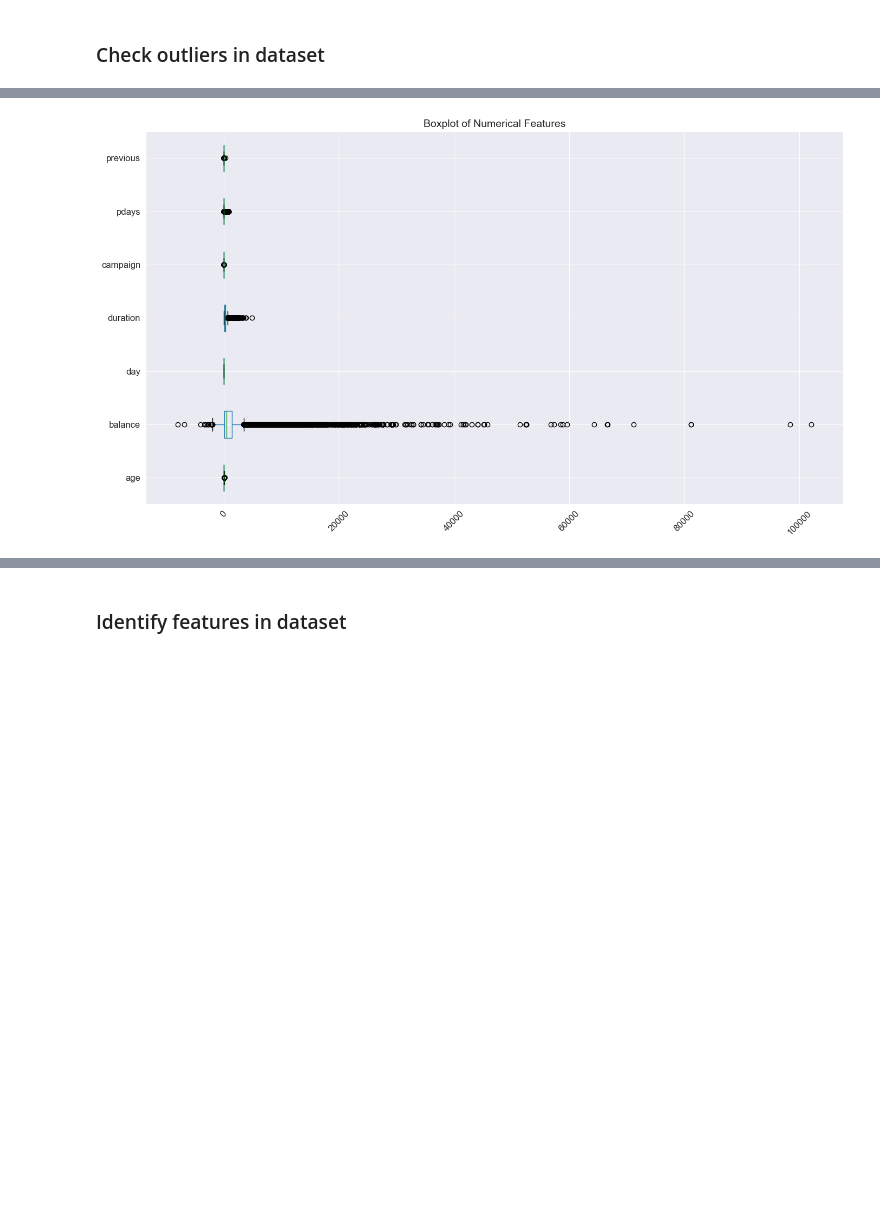
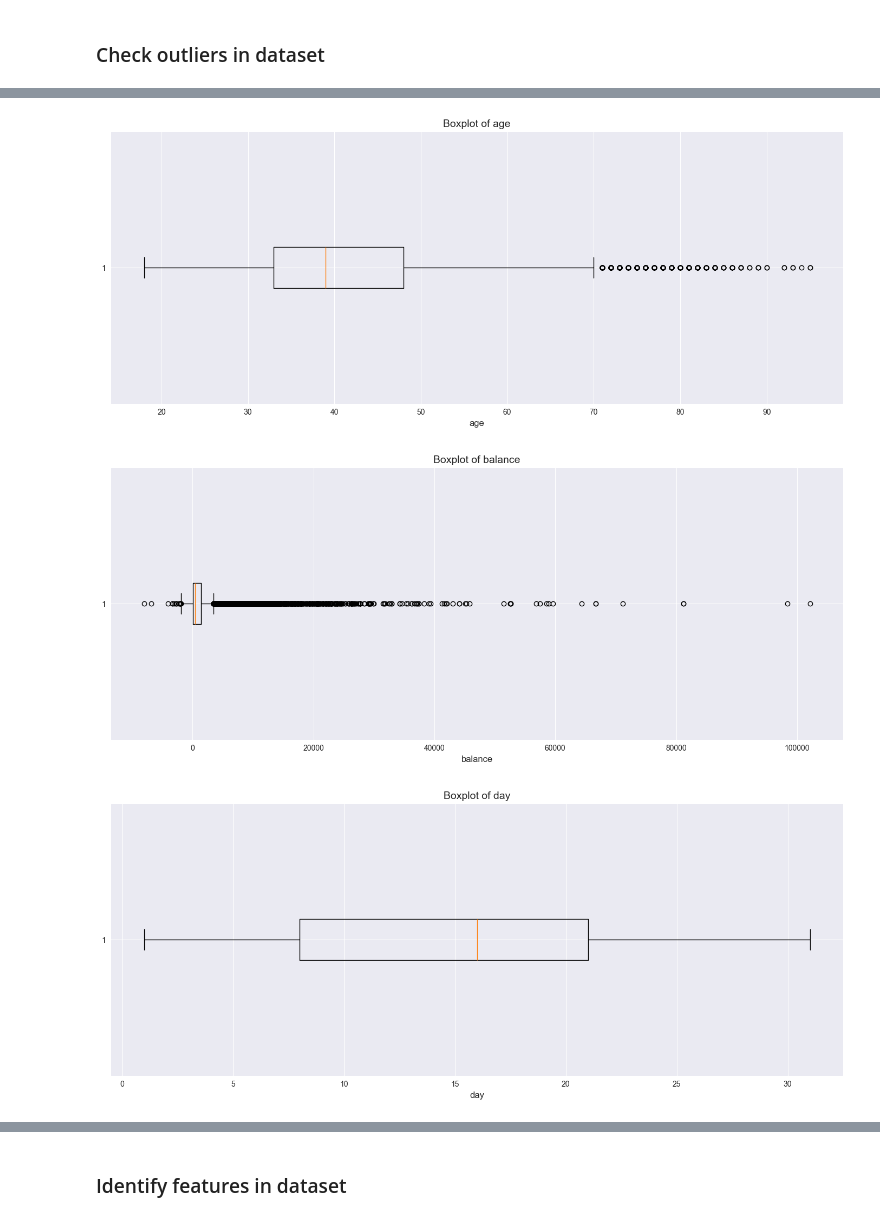
Before and after one commit to HirudikaAnupama/Predicting-Term-Deposit-Subscriptions, a Jupyter notebook: models/Predicting Term Deposit Subscriptions.ipynb, the cells around one changed output, grey strips where cells are left out. Saved outputs shown, nothing was run; the diff lists cells and outputs as text; code cells hidden in the pictures; blank space fills up the shorter version.

```diff
--- a/models/Predicting Term Deposit Subscriptions.ipynb
+++ b/models/Predicting Term Deposit Subscriptions.ipynb
@@ -119,11 +130,13 @@ Total number of duplicate values :  0
 # %%
-# generate boxplot for all numerical features
-plt.figure(figsize=(14, 8))
-data.boxplot(vert=False)
-plt.title("Boxplot of Numerical Features", fontsize=14)
-plt.xticks(rotation=45, fontsize=12)
-plt.yticks(fontsize=12)
-plt.tight_layout()
-plt.show()
+# generate box-plots for each numeric column
+for column in data.select_dtypes(include='number').columns:
+    plt.figure(figsize=(14, 6))
+    plt.boxplot(data[column], vert=False)
+    plt.title(f"Boxplot of {column}", fontsize=14)
+    plt.xlabel(column, fontsize=12)
+    plt.tight_layout()
+    plt.show()
 # %% [output]
-[figure, old version]
+[figure, new version]
+[figure, added]
+[figure, added]
```
Also changed, not shown: parts of 27 cells of this notebook.
